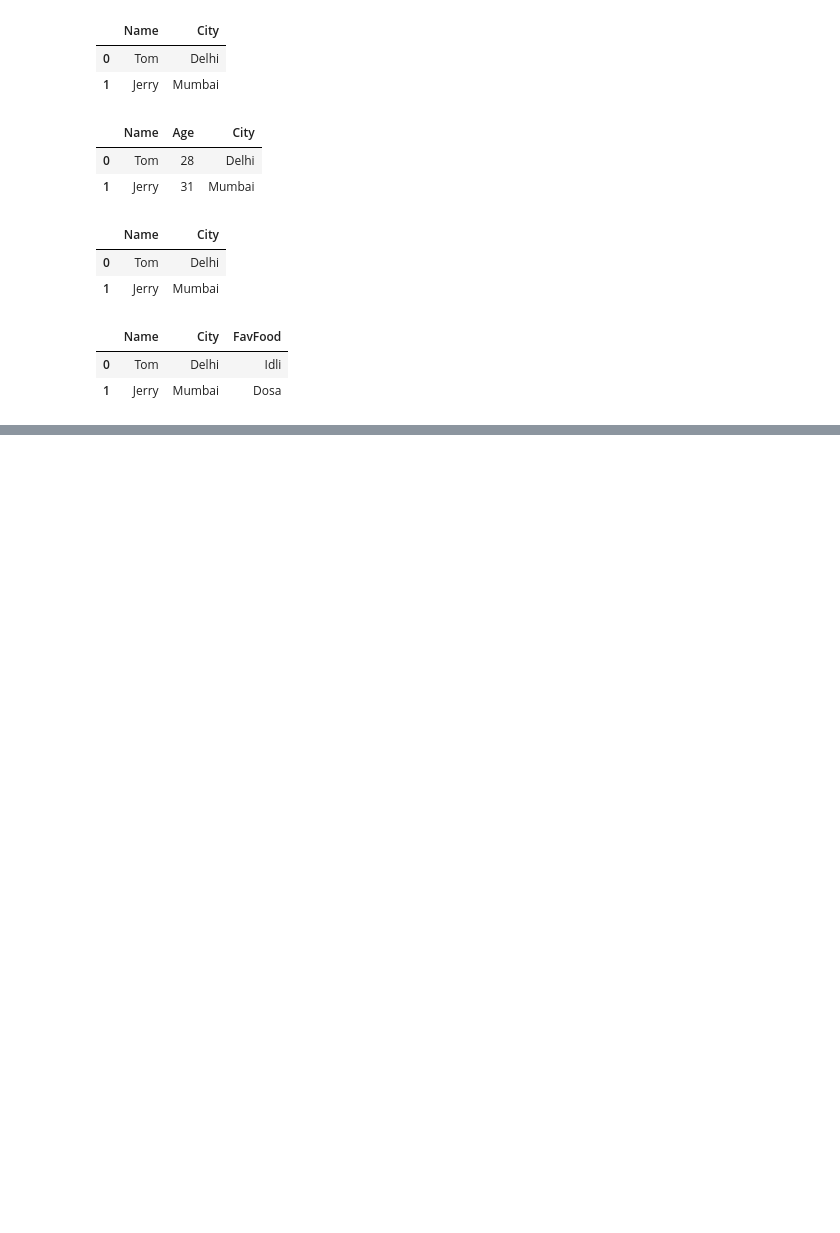
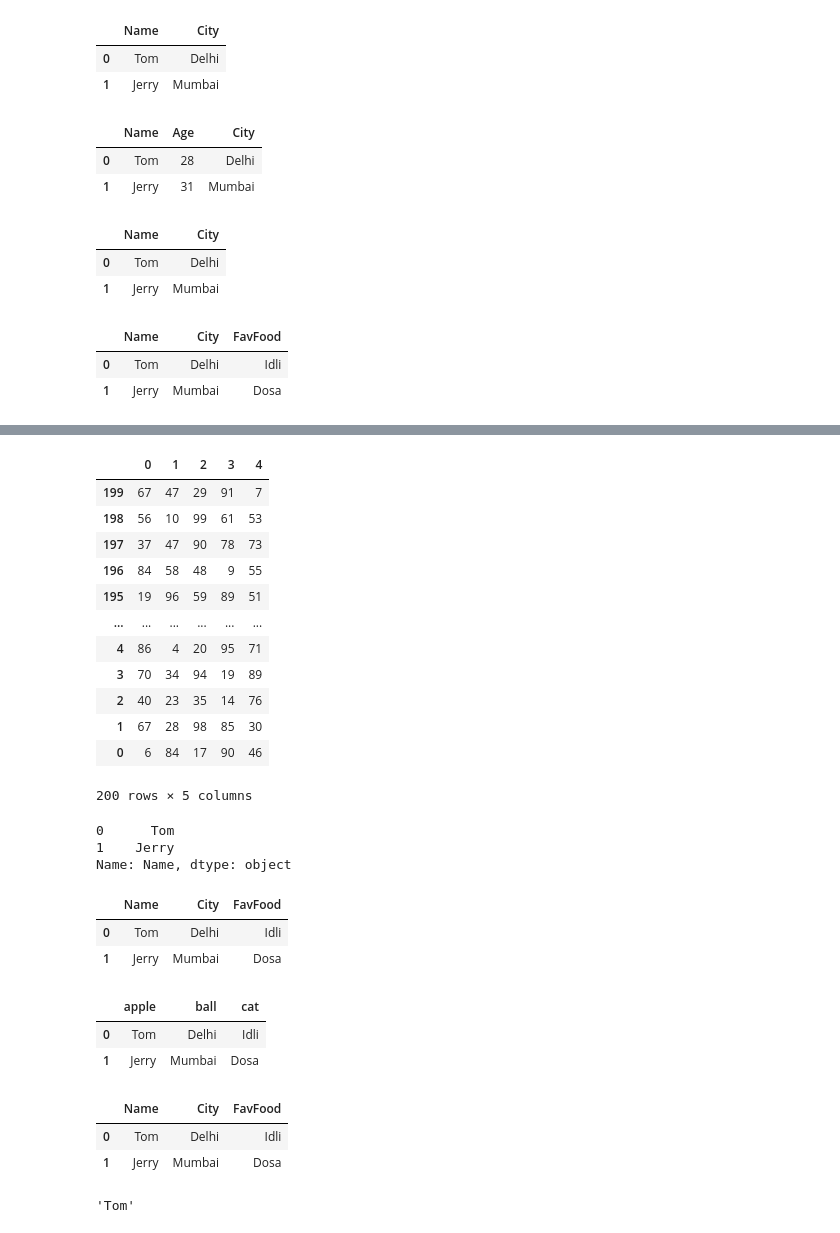
Before and after one commit to omrajsharma/lb-py-may-2025, a Jupyter notebook: pandas.ipynb, the cells around one changed output, grey strips where cells are left out. Drawn from its saved outputs; the diff is of its cells as text; code cells hidden in the pictures; blank space fills up the shorter version.

```diff
--- a/pandas.ipynb
+++ b/pandas.ipynb
@@ -376,0 +397,28 @@ d
+# %%
+randomDf1.sort_index(axis = 0, ascending=False)
+# %% [output]
+|  | 0 | 1 | 2 | 3 | 4 |
+| 199 | 67 | 47 | 29 | 91 | 7 |
+| 198 | 56 | 10 | 99 | 61 | 53 |
+| 197 | 37 | 47 | 90 | 78 | 73 |
+| 196 | 84 | 58 | 48 | 9 | 55 |
+| 195 | 19 | 96 | 59 | 89 | 51 |
+| ... | ... | ... | ... | ... | ... |
+| 4 | 86 | 4 | 20 | 95 | 71 |
+| 3 | 70 | 34 | 94 | 19 | 89 |
+| 2 | 40 | 23 | 35 | 14 | 76 |
+| 1 | 67 | 28 | 98 | 85 | 30 |
+| 0 | 6 | 84 | 17 | 90 | 46 |
+200 rows × 5 columns
+# %%
+df1['Name']
+# %% [output]
+0      Tom
+1    Jerry
+Name: Name, dtype: object
+# %%
+df1
+# %% [output]
+|  | Name | City | FavFood |
+| 0 | Tom | Delhi | Idli |
+| 1 | Jerry | Mumbai | Dosa |
@@ -376,0 +427,6 @@ d
+# %%
+df1
+# %% [output]
+|  | apple | ball | cat |
+| 0 | Tom | Delhi | Idli |
+| 1 | Jerry | Mumbai | Dosa |
@@ -376,0 +435,10 @@ d
+# %%
+df1
+# %% [output]
+|  | Name | City | FavFood |
+| 0 | Tom | Delhi | Idli |
+| 1 | Jerry | Mumbai | Dosa |
+# %%
+df1['Name'][0]
+# %% [output]
+'Tom'
```
Also changed, not shown: parts of 16 cells of this notebook.
